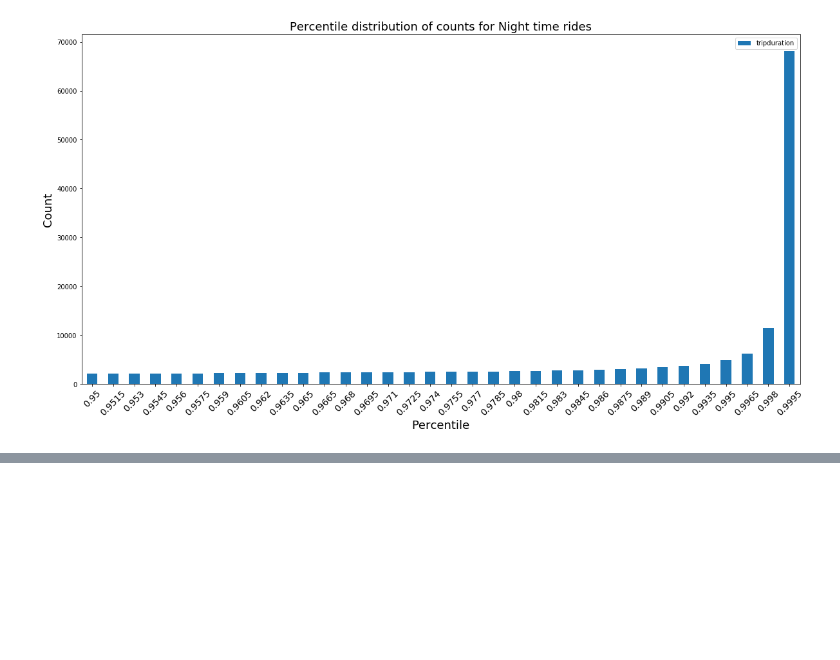
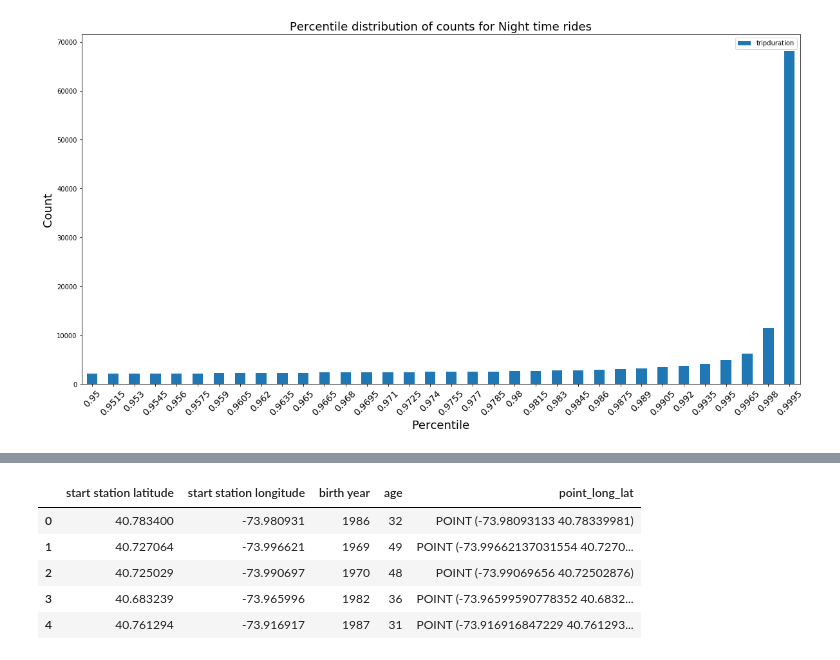
Before and after one commit to jinalklaulitz/PUI2018_msm796, a Jupyter notebook: HW5_msm796/Assignment4_msm796.ipynb, the cells around one changed output, grey strips where cells are left out. Saved outputs shown, nothing was run; the diff lists cells and outputs as text; code cells hidden in the pictures; blank space fills up the shorter version.

```diff
--- a/HW5_msm796/Assignment4_msm796.ipynb
+++ b/HW5_msm796/Assignment4_msm796.ipynb
@@ -302,0 +481,11 @@ Text(0.5,1,'Percentile distribution of counts for Night time rides')
+# %%
+man_brook['point_long_lat']=man_brook.apply(lambda row: Point(row["start station longitude"], row["start station latitude"]), axis=1)
+# %%
+man_brook.head()
+# %% [output]
+|  | start station latitude | start station longitude | birth year | age | point_long_lat |
+| 0 | 40.783400 | -73.980931 | 1986 | 32 | POINT (-73.98093133 40.78339981) |
+| 1 | 40.727064 | -73.996621 | 1969 | 49 | POINT (-73.99662137031554 40.7270... |
+| 2 | 40.725029 | -73.990697 | 1970 | 48 | POINT (-73.99069656 40.72502876) |
+| 3 | 40.683239 | -73.965996 | 1982 | 36 | POINT (-73.96599590778352 40.6832... |
+| 4 | 40.761294 | -73.916917 | 1987 | 31 | POINT (-73.916916847229 40.761293... |
```
Also changed, not shown: parts of 47 cells of this notebook, 1 other file.
